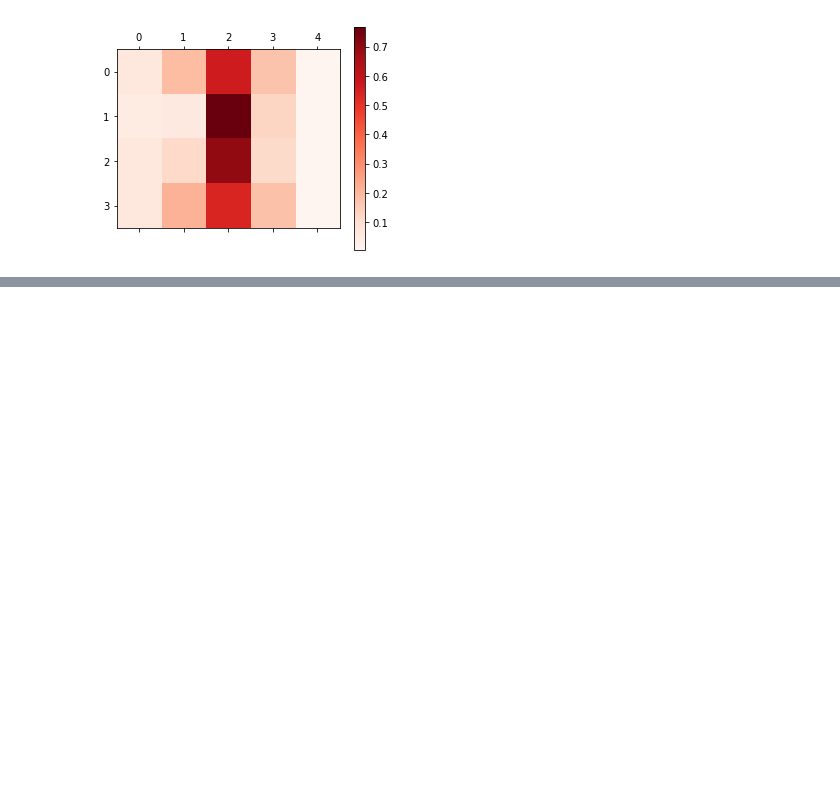
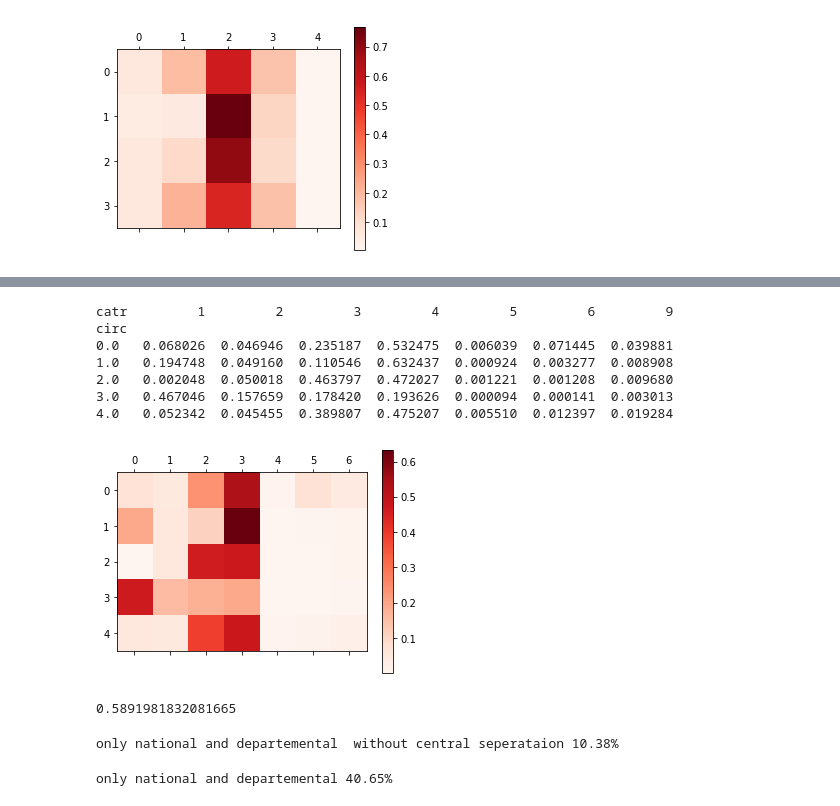
Before and after one commit to ericbenhamou/MASH_IPJ_2018, a Jupyter notebook: Rapport.ipynb, the cells around one changed output, grey strips where cells are left out. Cells and saved outputs as stored; diff of their text form; code cells hidden in the pictures; blank space fills up the shorter version.

```diff
--- a/Rapport.ipynb
+++ b/Rapport.ipynb
@@ -199,0 +236,39 @@ grav
+# %%
+circ_dict = {
+    1: 'sens unique',
+    2: 'bidirectionel',
+    3: 'chaussee separee',
+    4: 'voies affectation variable'
+}
+
+t2 = pd.crosstab( table['circ'], table['catr'], normalize='index')
+
+print( t2)
+plt.matshow( t2.values, cmap=cm.Reds, interpolation='none')
+plt.colorbar()
+plt.show()
+# %% [output]
+catr         1         2         3         4         5         6         9
+circ
+0.0   0.068026  0.046946  0.235187  0.532475  0.006039  0.071445  0.039881
+1.0   0.194748  0.049160  0.110546  0.632437  0.000924  0.003277  0.008908
+2.0   0.002048  0.050018  0.463797  0.472027  0.001221  0.001208  0.009680
+3.0   0.467046  0.157659  0.178420  0.193626  0.000094  0.000141  0.003013
+4.0   0.052342  0.045455  0.389807  0.475207  0.005510  0.012397  0.019284
+[figure, added]
+# %%
+total = table['circ'].shape[0]
+terre_plein_central = table['circ'][table['circ'] != 2 ].shape[0]
+print( (total - terre_plein_central)/ total )
+# %% [output]
+0.5891981832081665
+# %%
+index = np.logical_and( table['circ'] != 2, np.logical_or(table['catr'] == 2,table['catr'] == 3) )
+print( 'only national and departemental  without central seperataion {:.2f}%'.format( 100 * index.sum() / index.shape[0] ) )
+# %% [output]
+only national and departemental  without central seperataion 10.38%
+# %%
+indexes2 = np.logical_or(table['catr'] == 2,table['catr'] == 3)
+print( 'only national and departemental {:.2f}%'.format(indexes2.sum() / indexes2.shape[0] * 100 ) )
+# %% [output]
+only national and departemental 40.65%
```
Also changed, not shown: parts of 2 cells of this notebook.
